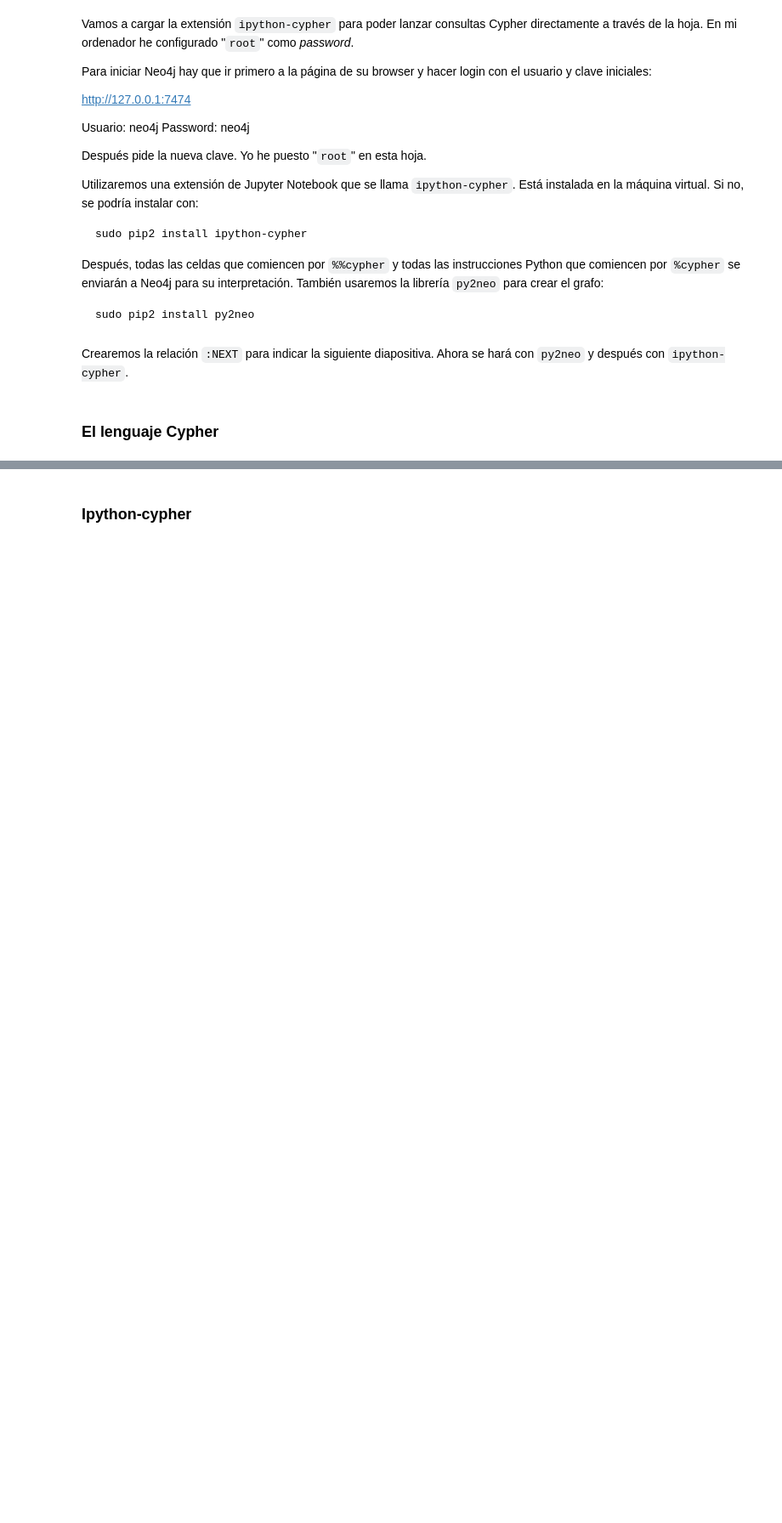
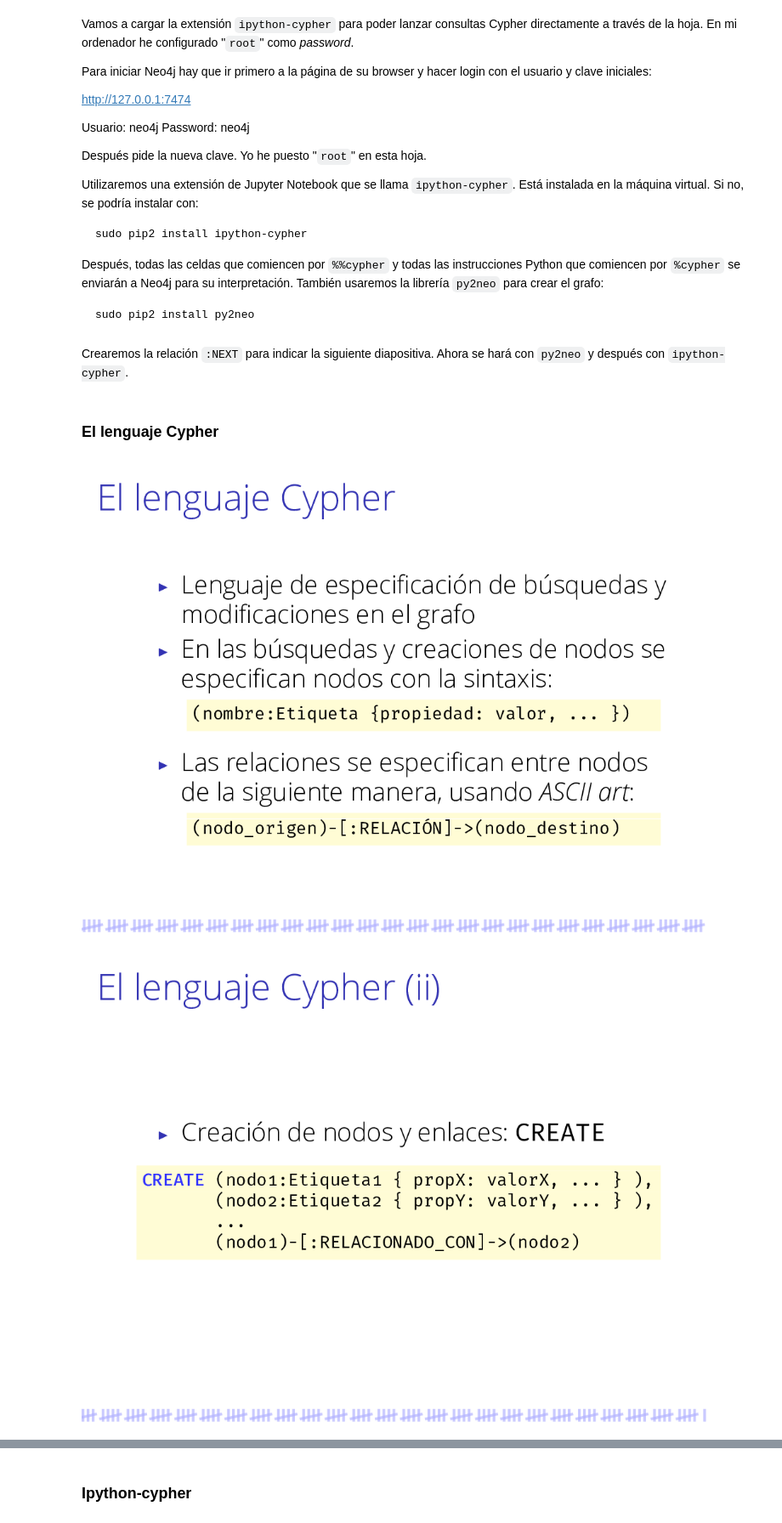
Before and after one commit to dsevilla/jisbd17-nosql, a Jupyter notebook: talk.ipynb, the cells around one changed output, grey strips where cells are left out. Shown at 85% size. Drawn from its saved outputs; the diff is of its cells as text; code cells hidden in the pictures; blank space fills up the shorter version.

```diff
--- a/talk.ipynb
+++ b/talk.ipynb
@@ -490,4 +492,7 @@ for i in range(jisbd17.count() - 1):
 # %% [markdown]
 ### El lenguaje Cypher
 # %%
-ds(154,3)
+ds(154,7)
+# %% [output]
+[figure, added]
+[figure, added]
```
Also changed, not shown: parts of 3 cells of this notebook, 1 other file.
